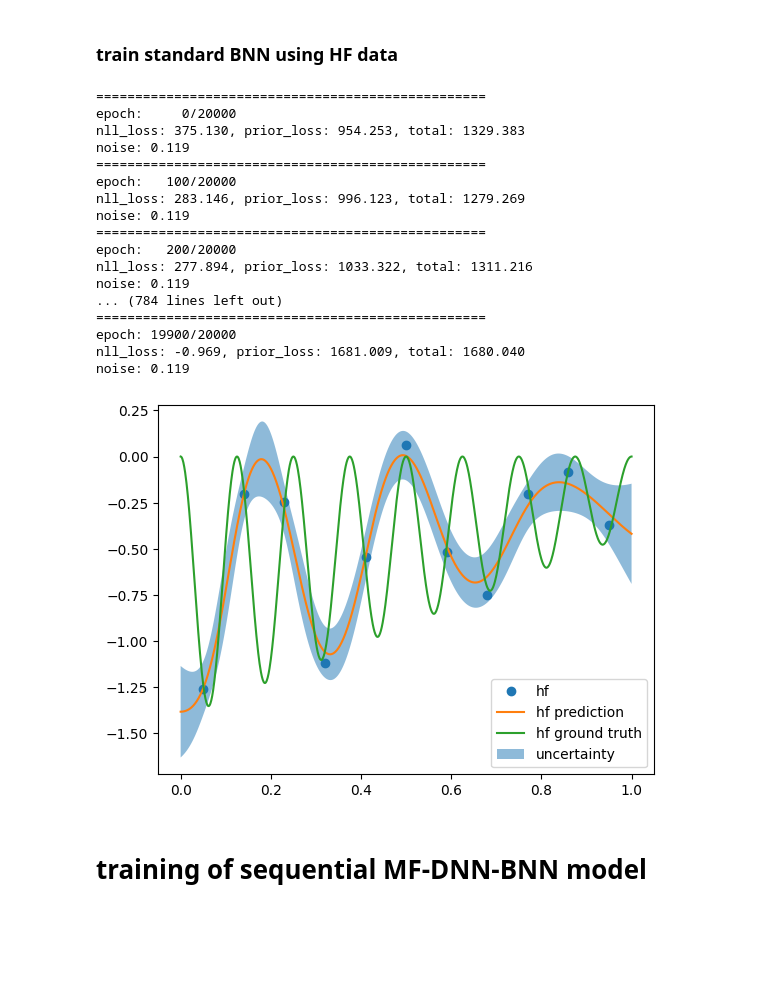
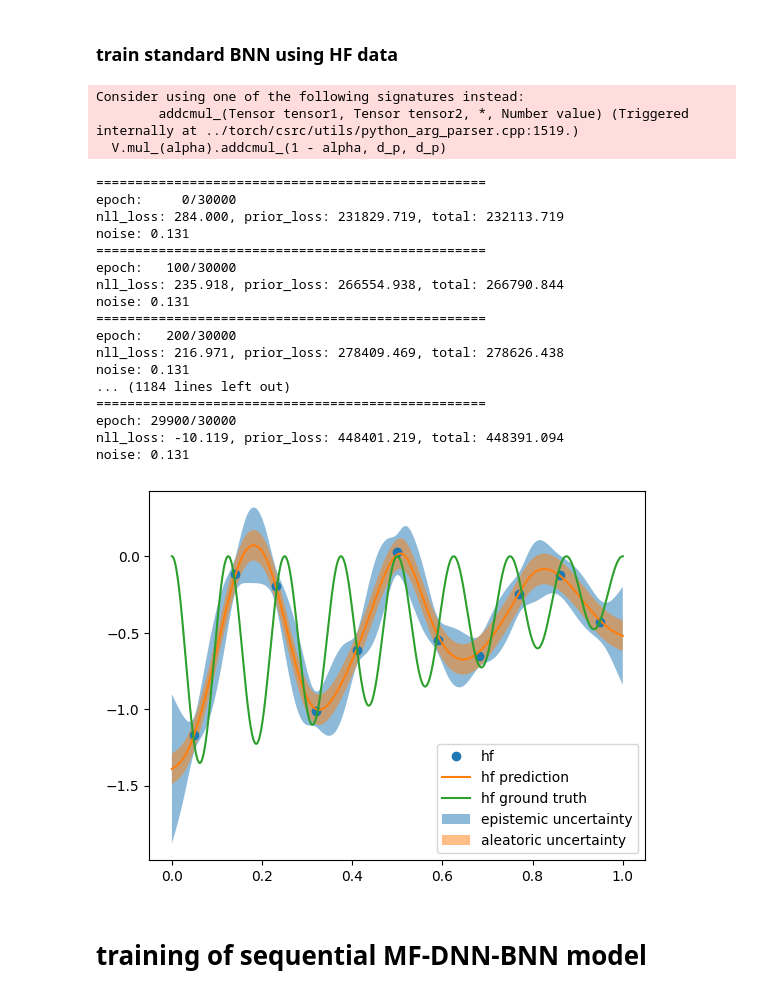
Before and after one commit to bessagroup/mfbml, a Jupyter notebook: studies/bnn_illustrative_examples/mf_dnn_bnn_few_samples/mf_dnn_bnn_showcase.ipynb, the cells around one changed output. Drawn from its saved outputs; the diff is of its cells as text; code cells hidden in the pictures; blank space fills up the shorter version.

```diff
--- a/studies/bnn_illustrative_examples/mf_dnn_bnn_few_samples/mf_dnn_bnn_showcase.ipynb
+++ b/studies/bnn_illustrative_examples/mf_dnn_bnn_few_samples/mf_dnn_bnn_showcase.ipynb
@@ -152,7 +204,7 @@ hf_responses_scaled = (hf_responses.clone() -
 sigma_scale = float(0.05 / hf_responses_std)
 bnn_model = BNNWrapper(
     in_features=1,
-    hidden_features=[30, 30],
+    hidden_features=[500, 500],
     out_features=1,
     activation="Tanh",
     lr=0.001,
@@ -162,61 +214,81 @@ bnn_model = BNNWrapper(
 bnn_model.train(
     x=hf_samples,
     y=hf_responses_scaled,
-    num_epochs=20000,
+    num_epochs=30000,
     sample_freq=100,
-    burn_in_epochs=10000,
+    burn_in_epochs=20000,
 )
 # %% [output]
-==================================================
-epoch:     0/20000
-nll_loss: 375.130, prior_loss: 954.253, total: 1329.383
-noise: 0.119
-==================================================
-epoch:   100/20000
-nll_loss: 283.146, prior_loss: 996.123, total: 1279.269
-noise: 0.119
-==================================================
-epoch:   200/20000
-nll_loss: 277.894, prior_loss: 1033.322, total: 1311.216
-noise: 0.119
-... (784 lines left out)
-==================================================
-epoch: 19900/20000
-nll_loss: -0.969, prior_loss: 1681.009, total: 1680.040
-noise: 0.119
+Consider using one of the following signatures instead:
+        addcmul_(Tensor tensor1, Tensor tensor2, *, Number value) (Triggered internally at ../torch/csrc/utils/python_arg_parser.cpp:1519.)
+  V.mul_(alpha).addcmul_(1 - alpha, d_p, d_p)
+==================================================
+epoch:     0/30000
+nll_loss: 284.000, prior_loss: 231829.719, total: 232113.719
+noise: 0.131
+==================================================
+epoch:   100/30000
+nll_loss: 235.918, prior_loss: 266554.938, total: 266790.844
+noise: 0.131
+==================================================
+epoch:   200/30000
+nll_loss: 216.971, prior_loss: 278409.469, total: 278626.438
+noise: 0.131
+... (1184 lines left out)
+==================================================
+epoch: 29900/30000
+nll_loss: -10.119, prior_loss: 448401.219, total: 448391.094
+noise: 0.131
 # %%
 # visualize the posterior of bnn
 (bnn_y,
  bnn_epistemic,
  bnn_total_unc,
  bnn_aleatoric) = bnn_model.predict(
     x=test_samples)
 # scale the prediction
 bnn_y = bnn_y * hf_responses_std + hf_responses_mean
 bnn_total_unc = bnn_total_unc * hf_responses_std
 bnn_epistemic = bnn_epistemic * hf_responses_std
 bnn_aleatoric = bnn_aleatoric * hf_responses_std
 
 # plot
 plt.figure()
 plt.plot(hf_samples, hf_responses, "o", label="hf")
 plt.plot(test_samples.numpy(), bnn_y, label="hf prediction")
+
 plt.plot(
     test_samples.numpy(),
     test_hf_responses_noiseless.numpy(),
     label="hf ground truth",
 )
+# plt.fill_between(
+#     test_samples.flatten().numpy(),
+#     (bnn_y - 2 * bnn_total_unc).reshape(-1),
+#     (bnn_y + 2 * bnn_total_unc).reshape(-1),
+#     alpha=0.5,
+#     label="uncertainty",
+# )
+# plot the episitmic uncertainty
 plt.fill_between(
     test_samples.flatten().numpy(),
-    (bnn_y - 2 * bnn_total_unc).reshape(-1),
-    (bnn_y + 2 * bnn_total_unc).reshape(-1),
+    (bnn_y - 2 * bnn_epistemic).reshape(-1),
+    (bnn_y + 2 * bnn_epistemic).reshape(-1),
     alpha=0.5,
-    label="uncertainty",
+    label="epistemic uncertainty",
+)
+# plot aleatoric uncertainty
+plt.fill_between(
+    test_samples.flatten().numpy(),
+    (bnn_y - 2 * bnn_aleatoric).reshape(-1),
+    (bnn_y + 2 * bnn_aleatoric).reshape(-1),
+    alpha=0.5,
+    label="aleatoric uncertainty",
 )
 plt.legend()
 plt.show()
 # %% [output]
-[figure, old version]
+[figure, new version]
 # %% [markdown]
 # training of sequential MF-DNN-BNN model
 # %%
```
Also changed, not shown: parts of 35 cells of this notebook, 14 other files.
